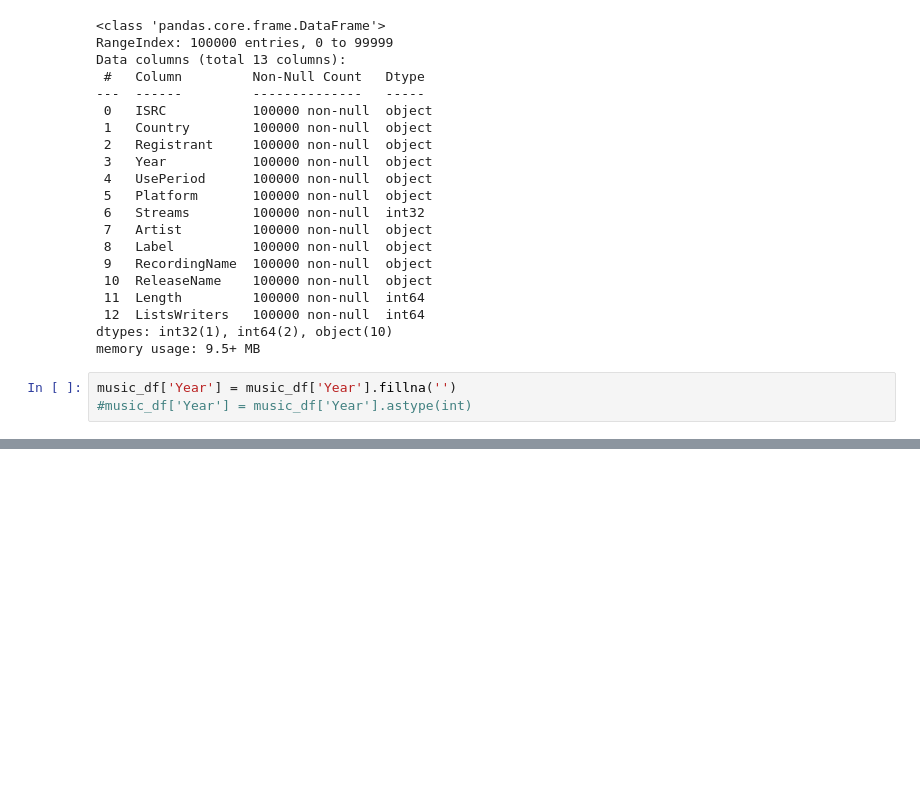
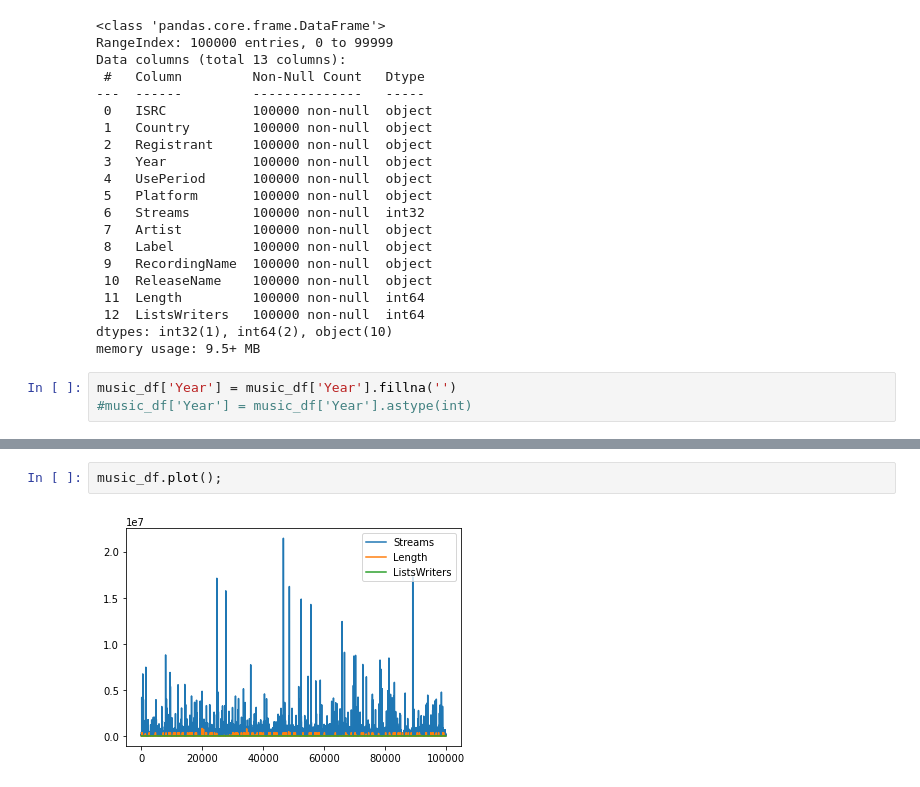
Before and after one commit to NSS-Data-Analytics-Cohort-6/mlc-project-count-dracula, a Jupyter notebook: Notebooks/MLC project.ipynb, the cells around one changed output, grey strips where cells are left out. Saved outputs shown, nothing was run; the diff lists cells and outputs as text; blank space fills up the shorter version.

```diff
--- a/Notebooks/MLC project.ipynb
+++ b/Notebooks/MLC project.ipynb
@@ -181,3 +181,7 @@ music_df.head()
 | 2 | USSM12102263 | US | SM1 | 21.0 |  | SoundCloud | 261280 | LUCKY3RD | LUCKY3RD | Life Goes On LUCKY3RD | ... |
 | 3 | USLD91731547 | US | LD9 | 17.0 | 2/1/2021 | Trebel | 5 | Bachata & Merengue Mix | Orchard | No dudes de mi- Merengue & Bachat... | ... |
 | 4 | USAT22007048 | US | AT2 | 20.0 |  | AudioMack | 62105 | Foolio |  | WHEN I SEE YOU REMIX | ... |
+# %%
+music_df.plot();
+# %% [output]
+[figure, added]
```
Also changed, not shown: parts of 10 cells of this notebook.
